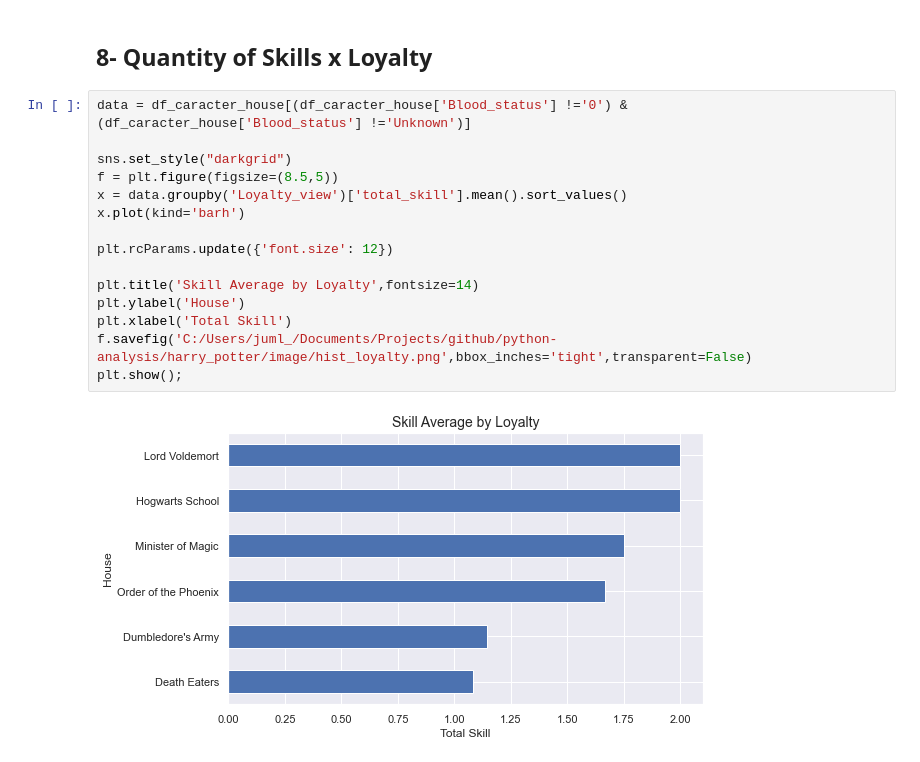
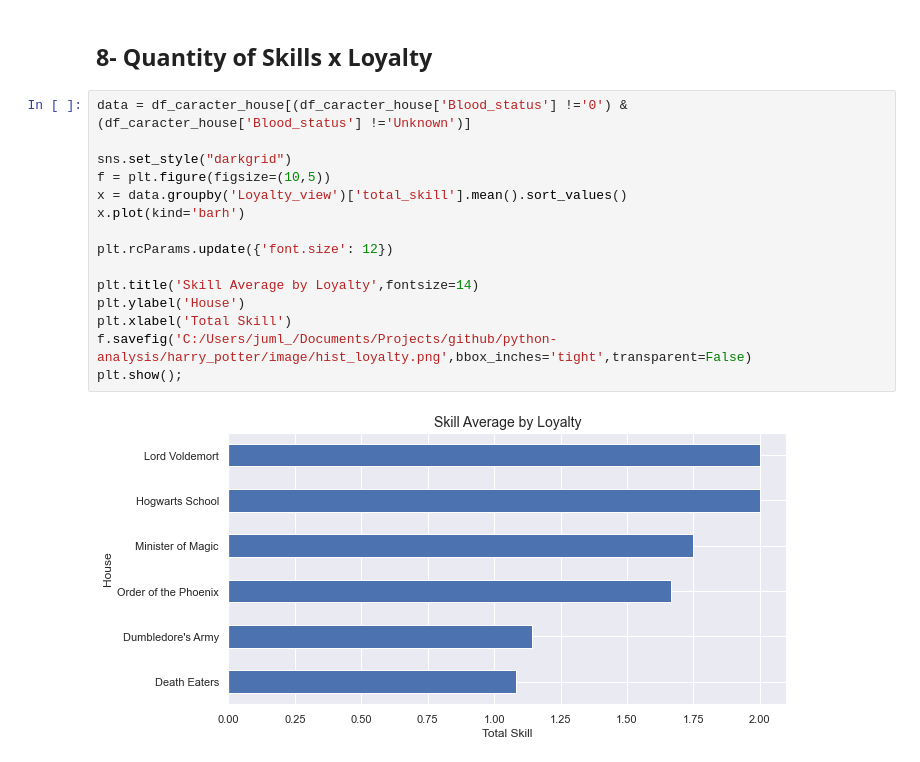
Before and after one commit to juluz/python-analysis, a Jupyter notebook: harry_potter/notebook/eda_characters.ipynb, the cells around one changed output. Cells and saved outputs as stored; diff of their text form.

Commit message:
fix chart size

```diff
--- a/harry_potter/notebook/eda_characters.ipynb
+++ b/harry_potter/notebook/eda_characters.ipynb
@@ -724,17 +724,17 @@ plt.show();
 # %%
 data = df_caracter_house[(df_caracter_house['Blood_status'] !='0') & (df_caracter_house['Blood_status'] !='Unknown')]
 
 sns.set_style("darkgrid")
-f = plt.figure(figsize=(8.5,5))
+f = plt.figure(figsize=(10,5))
 x = data.groupby('Loyalty_view')['total_skill'].mean().sort_values()
 x.plot(kind='barh')
 
 plt.rcParams.update({'font.size': 12})
 
 plt.title('Skill Average by Loyalty',fontsize=14)
 plt.ylabel('House')
 plt.xlabel('Total Skill')
 f.savefig('C:/Users/juml_/Documents/Projects/github/python-analysis/harry_potter/image/hist_loyalty.png',bbox_inches='tight',transparent=False)
 plt.show();
 # %% [output]
-[figure, old version]
+[figure, new version]
```
Also changed, not shown: 1 other file.
